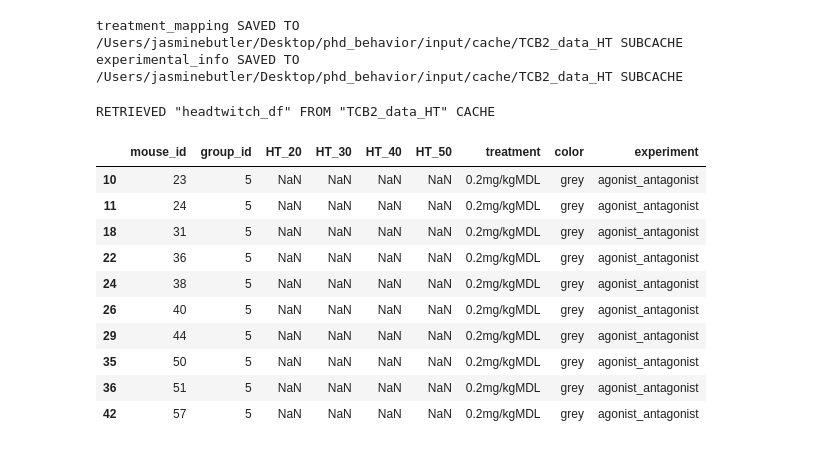
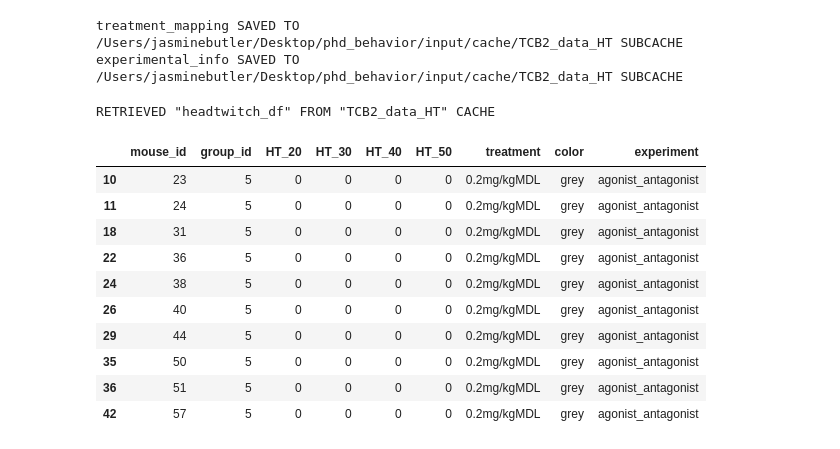
Before and after one commit to jjb-hub/phd_behavior, a Jupyter notebook: DASHBOARD.ipynb, the cells around one changed output. Saved outputs shown, nothing was run; the diff lists cells and outputs as text; code cells hidden in the pictures.

```diff
--- a/DASHBOARD.ipynb
+++ b/DASHBOARD.ipynb
@@ -10,20 +21,20 @@ experimental_info SAVED TO /Users/jasminebutler/Desktop/phd_behavior/input/cache
 # %%
 # FETCH DF
 
-subselectDf(getHeadTwitchDf(filename), {"treatment": "0.2mg/kgMDL", "experiment": "agonist_antagonist"})
+subselectDf(getRawDf(filename), {"treatment": "0.2mg/kgMDL", "experiment": "agonist_antagonist"})
 # %% [output]
 RETRIEVED "headtwitch_df" FROM "TCB2_data_HT" CACHE
 |  | mouse_id | group_id | HT_20 | HT_30 | HT_40 | HT_50 | treatment | color | experiment |
-| 10 | 23 | 5 | NaN | NaN | NaN | NaN | 0.2mg/kgMDL | grey | agonist_antagonist |
-| 11 | 24 | 5 | NaN | NaN | NaN | NaN | 0.2mg/kgMDL | grey | agonist_antagonist |
-| 18 | 31 | 5 | NaN | NaN | NaN | NaN | 0.2mg/kgMDL | grey | agonist_antagonist |
-| 22 | 36 | 5 | NaN | NaN | NaN | NaN | 0.2mg/kgMDL | grey | agonist_antagonist |
-| 24 | 38 | 5 | NaN | NaN | NaN | NaN | 0.2mg/kgMDL | grey | agonist_antagonist |
-| 26 | 40 | 5 | NaN | NaN | NaN | NaN | 0.2mg/kgMDL | grey | agonist_antagonist |
-| 29 | 44 | 5 | NaN | NaN | NaN | NaN | 0.2mg/kgMDL | grey | agonist_antagonist |
-| 35 | 50 | 5 | NaN | NaN | NaN | NaN | 0.2mg/kgMDL | grey | agonist_antagonist |
-| 36 | 51 | 5 | NaN | NaN | NaN | NaN | 0.2mg/kgMDL | grey | agonist_antagonist |
-| 42 | 57 | 5 | NaN | NaN | NaN | NaN | 0.2mg/kgMDL | grey | agonist_antagonist |
+| 10 | 23 | 5 | 0 | 0 | 0 | 0 | 0.2mg/kgMDL | grey | agonist_antagonist |
+| 11 | 24 | 5 | 0 | 0 | 0 | 0 | 0.2mg/kgMDL | grey | agonist_antagonist |
+| 18 | 31 | 5 | 0 | 0 | 0 | 0 | 0.2mg/kgMDL | grey | agonist_antagonist |
+| 22 | 36 | 5 | 0 | 0 | 0 | 0 | 0.2mg/kgMDL | grey | agonist_antagonist |
+| 24 | 38 | 5 | 0 | 0 | 0 | 0 | 0.2mg/kgMDL | grey | agonist_antagonist |
+| 26 | 40 | 5 | 0 | 0 | 0 | 0 | 0.2mg/kgMDL | grey | agonist_antagonist |
+| 29 | 44 | 5 | 0 | 0 | 0 | 0 | 0.2mg/kgMDL | grey | agonist_antagonist |
+| 35 | 50 | 5 | 0 | 0 | 0 | 0 | 0.2mg/kgMDL | grey | agonist_antagonist |
+| 36 | 51 | 5 | 0 | 0 | 0 | 0 | 0.2mg/kgMDL | grey | agonist_antagonist |
+| 42 | 57 | 5 | 0 | 0 | 0 | 0 | 0.2mg/kgMDL | grey | agonist_antagonist |
 # %%
 #BEHQVIOR HISTOGRAMS
 
```
Also changed, not shown: parts of 4 cells of this notebook, 6 other files.
